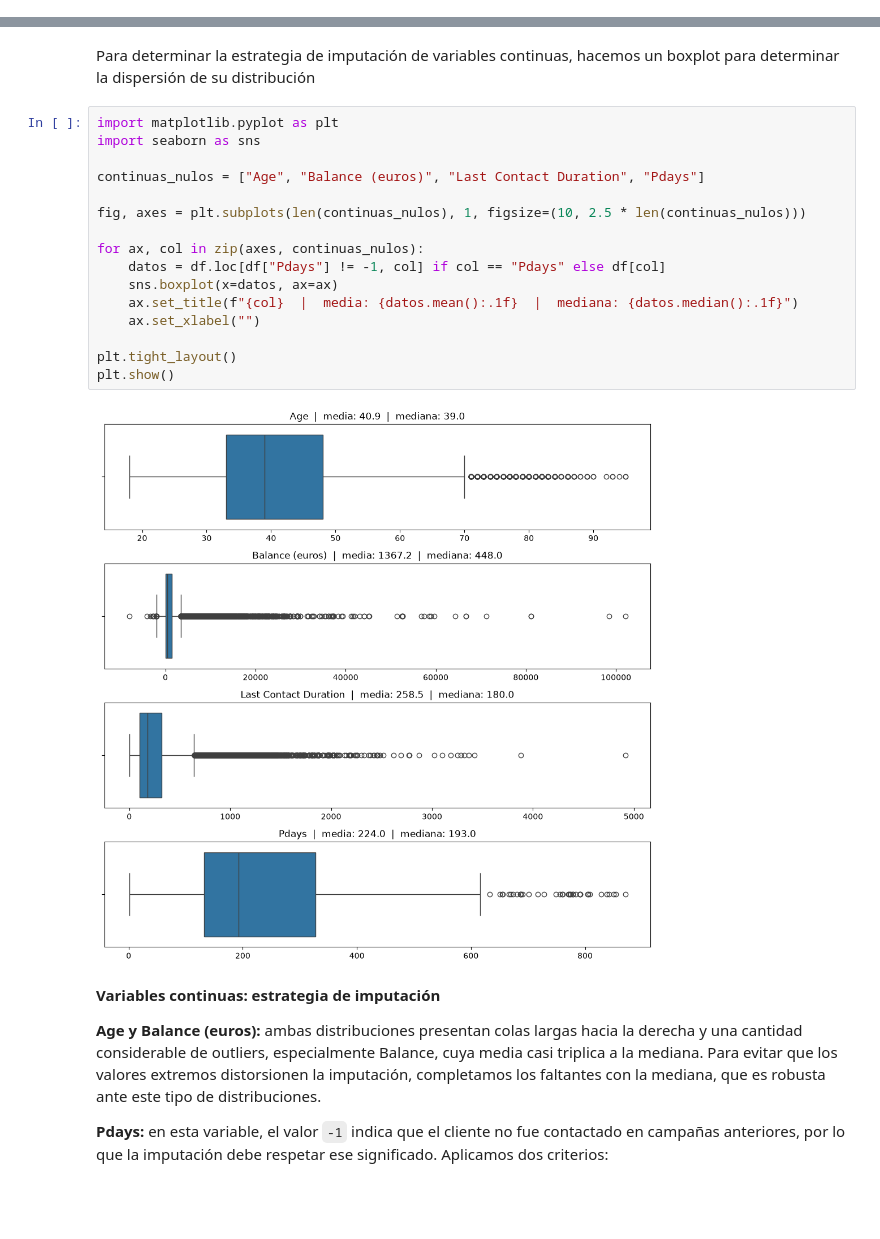
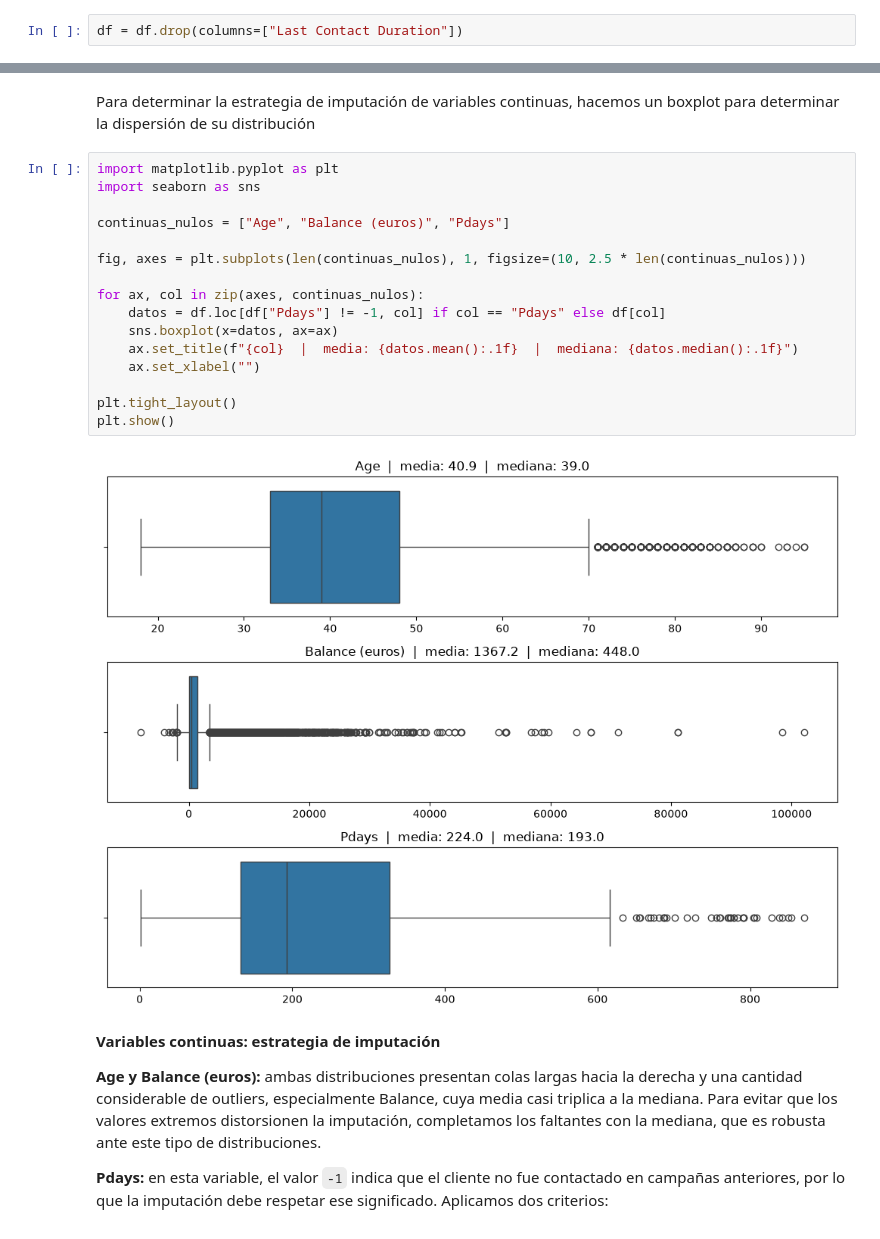
Before and after one commit to nach0osole/data_science_utn_clusterai2026_Sole, a Jupyter notebook: clusterai_juanignacio_sole_eda.ipynb, the cells around one changed output, grey strips where cells are left out. Drawn from its saved outputs; the diff is of its cells as text; blank space fills up the shorter version.

```diff
--- a/clusterai_juanignacio_sole_eda.ipynb
+++ b/clusterai_juanignacio_sole_eda.ipynb
@@ -40,3 +50,5 @@ Length: 17, dtype: str
+# %%
+df = df.drop(columns=["Last Contact Duration"])
 # %% [markdown]
 ## Chequeamos nulos
 # %%
@@ -145,21 +156,21 @@ Para determinar la estrategia de imputación de variables continuas, hacemos un
 # %%
 import matplotlib.pyplot as plt
 import seaborn as sns
 
-continuas_nulos = ["Age", "Balance (euros)", "Last Contact Duration", "Pdays"]
+continuas_nulos = ["Age", "Balance (euros)", "Pdays"]
 
 fig, axes = plt.subplots(len(continuas_nulos), 1, figsize=(10, 2.5 * len(continuas_nulos)))
 
 for ax, col in zip(axes, continuas_nulos):
     datos = df.loc[df["Pdays"] != -1, col] if col == "Pdays" else df[col]
     sns.boxplot(x=datos, ax=ax)
     ax.set_title(f"{col}  |  media: {datos.mean():.1f}  |  mediana: {datos.median():.1f}")
     ax.set_xlabel("")
 
 plt.tight_layout()
 plt.show()
 # %% [output]
-[figure, old version]
+[figure, new version]
 # %% [markdown]
 **Variables continuas: estrategia de imputación**
 
```
Also changed, not shown: parts of 10 cells of this notebook.
